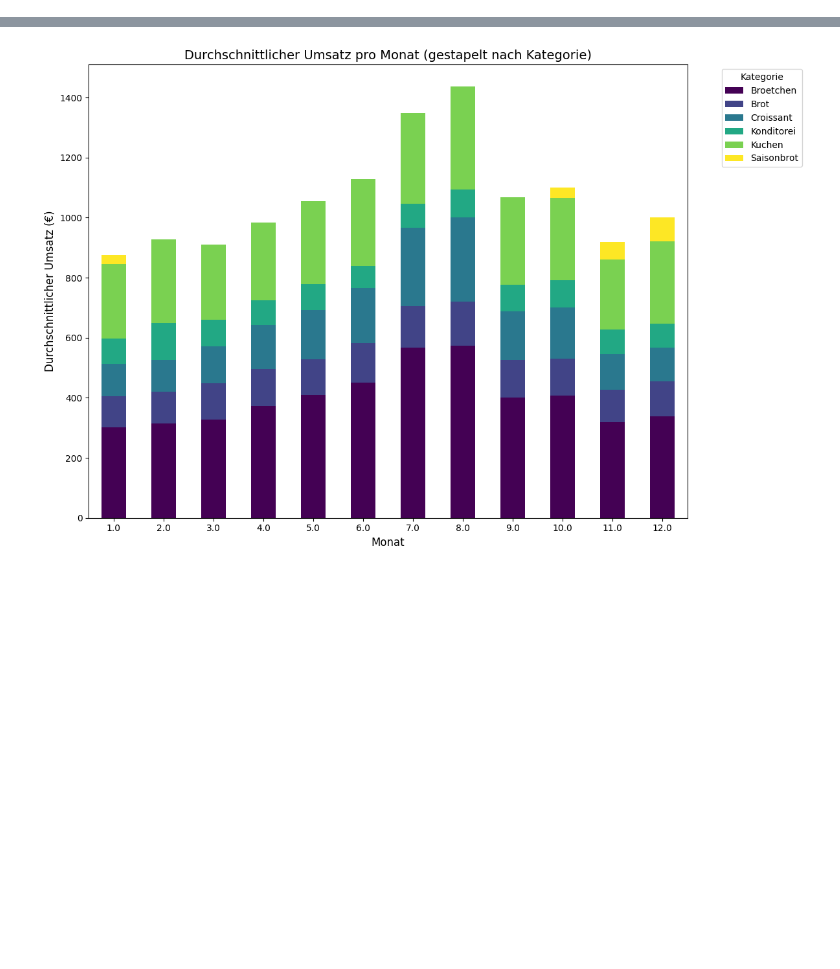
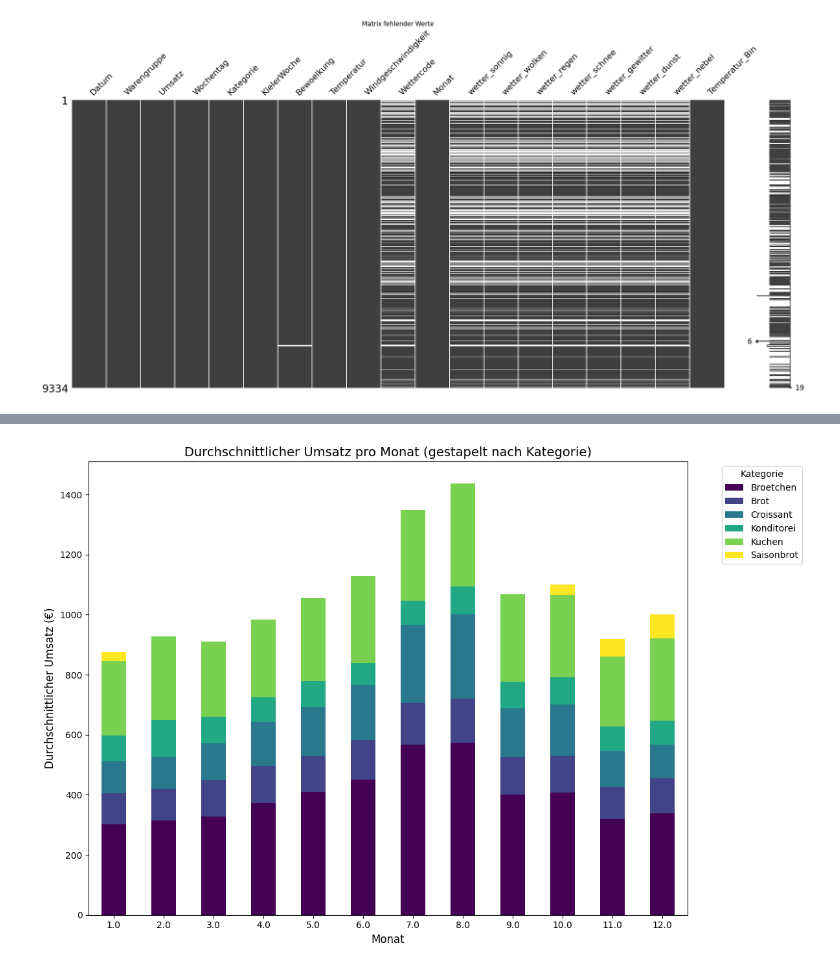
Before and after one commit to Heidikowski/Bakery-Project, a Jupyter notebook: 1_DatasetCharacteristics/grafiken_umsatz.ipynb, the cells around one changed output, grey strips where cells are left out. Saved outputs shown, nothing was run; the diff lists cells and outputs as text; code cells hidden in the pictures; blank space fills up the shorter version.

```diff
--- a/1_DatasetCharacteristics/grafiken_umsatz.ipynb
+++ b/1_DatasetCharacteristics/grafiken_umsatz.ipynb
@@ -0,0 +10,14 @@
+# %%
+import pandas as pd
+
+# CSV-Datei laden
+umsatz_gesamt = pd.read_csv('umsatz_gesamt.csv')
+
+# Erste Ziele des Datensatzes anzeigen lassen
+print(umsatz_gesamt.head())
+
+# Überblick über Spaltennamen, Datentypen und nicht-null-Werte
+print(umsatz_gesamt.info())
+
+# Grundlegende Statistik (numerische und kategorische Variablen)
+print(umsatz_gesamt.describe(include='all'))
@@ -0,0 +91,11 @@
+# %%
+# Fehlende Werte grafisch darstellen anhand einer Matrix
+
+import missingno as msno
+
+# Matrix-Darstellung der fehlenden Werte
+msno.matrix(umsatz_gesamt)
+plt.title('Matrix fehlender Werte')
+plt.show()
+# %% [output]
+[figure, added]
```
Also changed, not shown: parts of 14 cells of this notebook.
